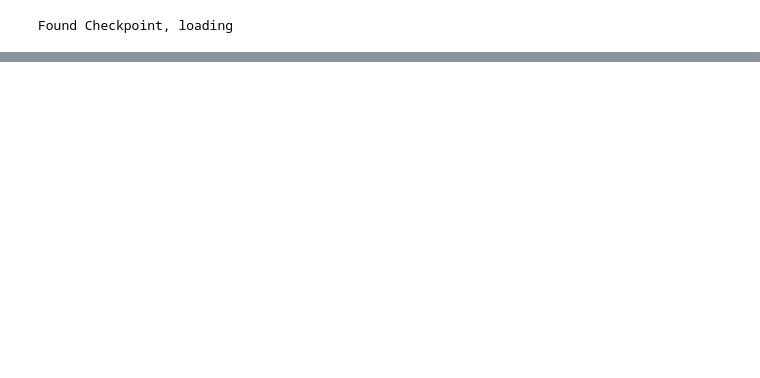
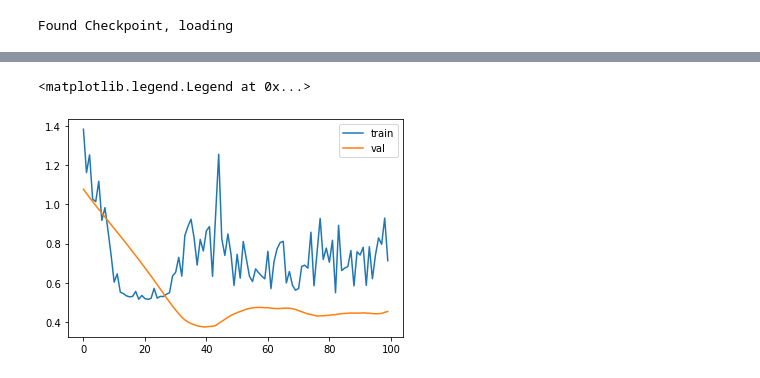
Before and after one commit to jansont/ECSE552_Project, a Jupyter notebook: test_static_graph.ipynb, the cells around one changed output, grey strips where cells are left out. Cells and saved outputs as stored; diff of their text form; code cells hidden in the pictures; blank space fills up the shorter version.

```diff
--- a/test_static_graph.ipynb
+++ b/test_static_graph.ipynb
@@ -262,3 +277,11 @@ plt.legend()
+# %%
+import matplotlib.pyplot as plt
+plt.plot(train_errors, label = 'train')
+plt.plot(val_errors, label = 'val')
+plt.legend()
+# %% [output]
+<matplotlib.legend.Legend at 0x...>
+[figure, added]
 # %%
 unlabelled = pd.read_csv('data/la_train_grid_with_weather.csv')
 # %%
```
Also changed, not shown: parts of 4 cells of this notebook, 5 other files.
